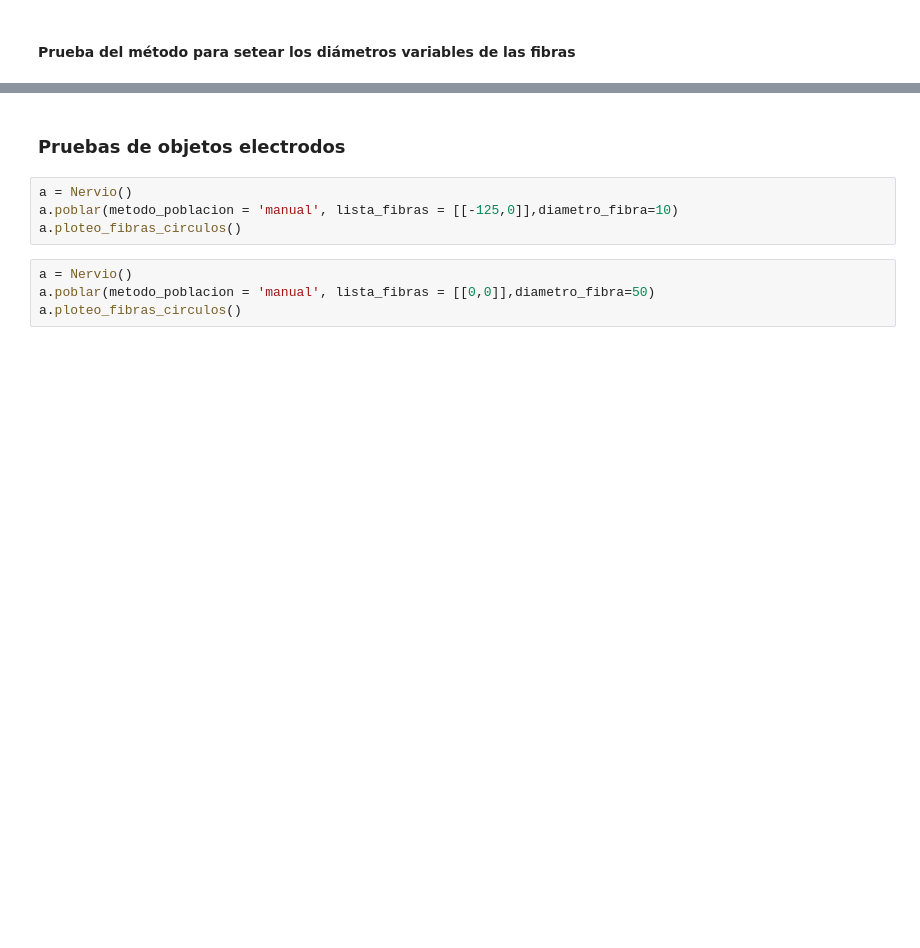
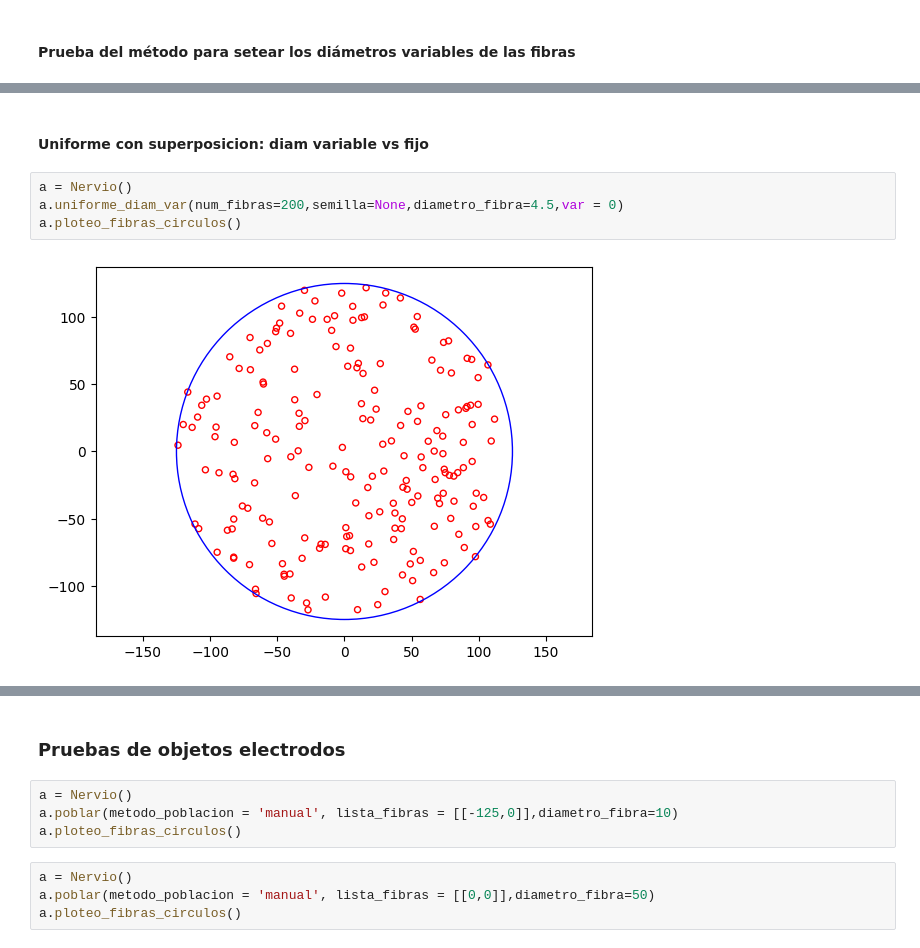
Before and after one commit to rmserra/proyecto-de-graduacion, a Jupyter notebook: modelo_poo.ipynb, the cells around one changed output, grey strips where cells are left out. Saved outputs shown, nothing was run; the diff lists cells and outputs as text; blank space fills up the shorter version.

```diff
--- a/modelo_poo.ipynb
+++ b/modelo_poo.ipynb
@@ -696,0 +596,8 @@ b.ploteo_fibras_circulos()
+# %% [markdown]
+#### <stan style="color : orange">Uniforme con superposicion: diam variable vs fijo</stan>
+# %%
+a = Nervio()
+a.uniforme_diam_var(num_fibras=200,semilla=None,diametro_fibra=4.5,var = 0)
+a.ploteo_fibras_circulos()
+# %% [output]
+[figure, added]
```
Also changed, not shown: parts of 19 cells of this notebook, 2 other files.
